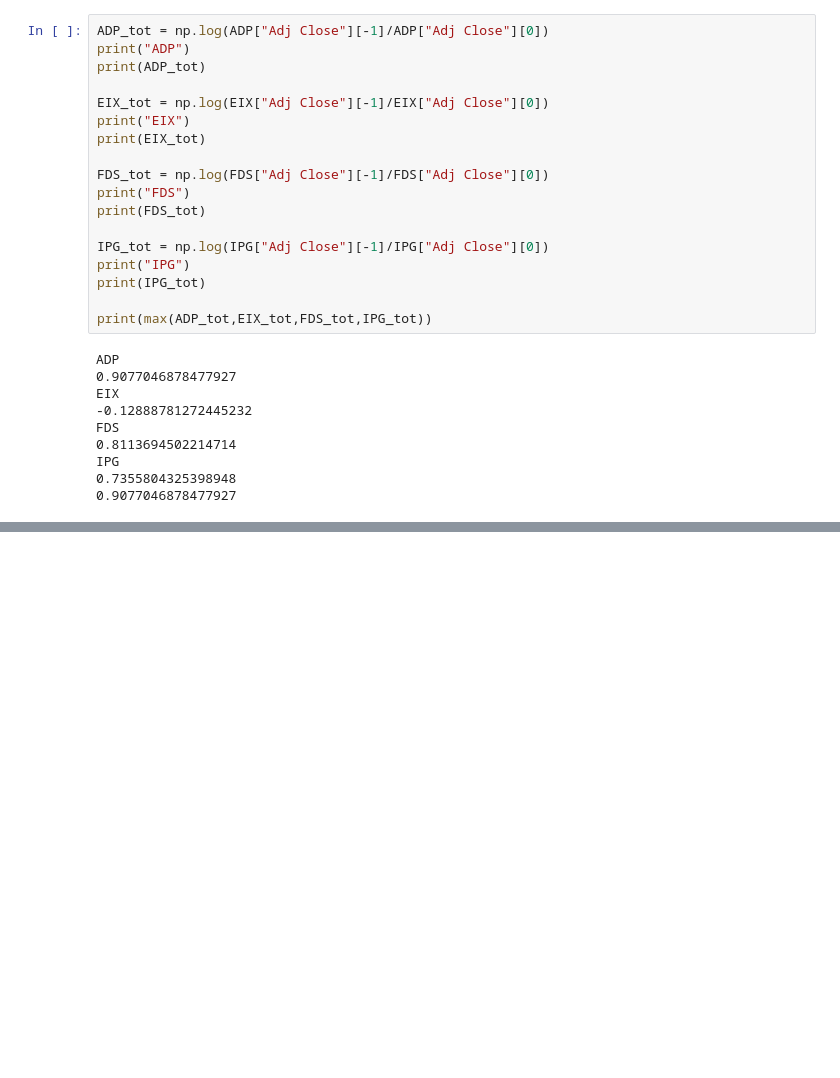
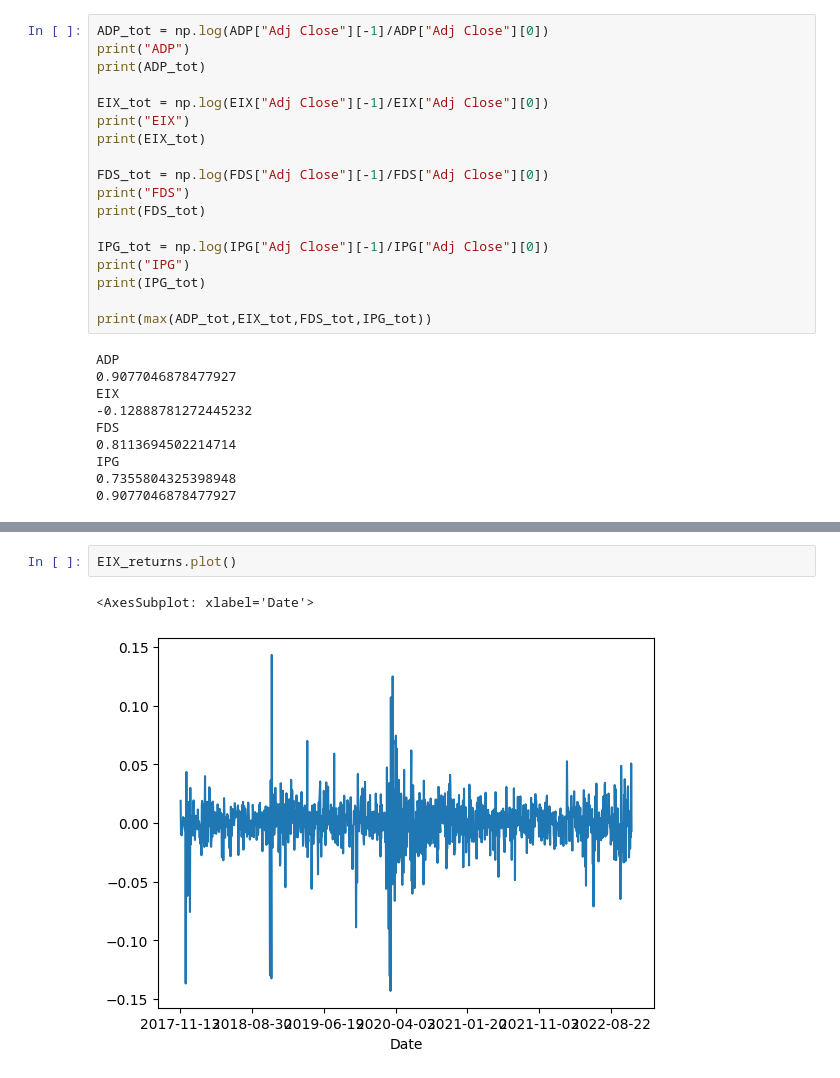
Before and after one commit to tomassamaj/midterm_python, a Jupyter notebook: midterm.ipynb, the cells around one changed output, grey strips where cells are left out. Saved outputs shown, nothing was run; the diff lists cells and outputs as text; blank space fills up the shorter version.

```diff
--- a/midterm.ipynb
+++ b/midterm.ipynb
@@ -217,0 +227,5 @@ IPG
+# %%
+EIX_returns.plot()
+# %% [output]
+<AxesSubplot: xlabel='Date'>
+[figure, added]
```
Also changed, not shown: parts of 6 cells of this notebook.
